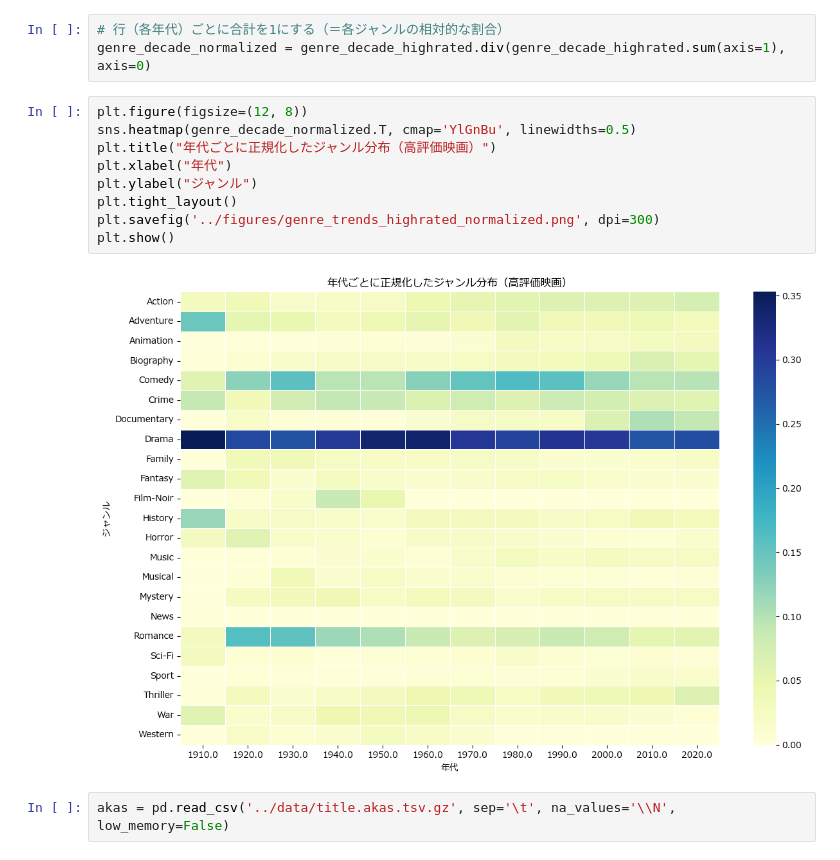
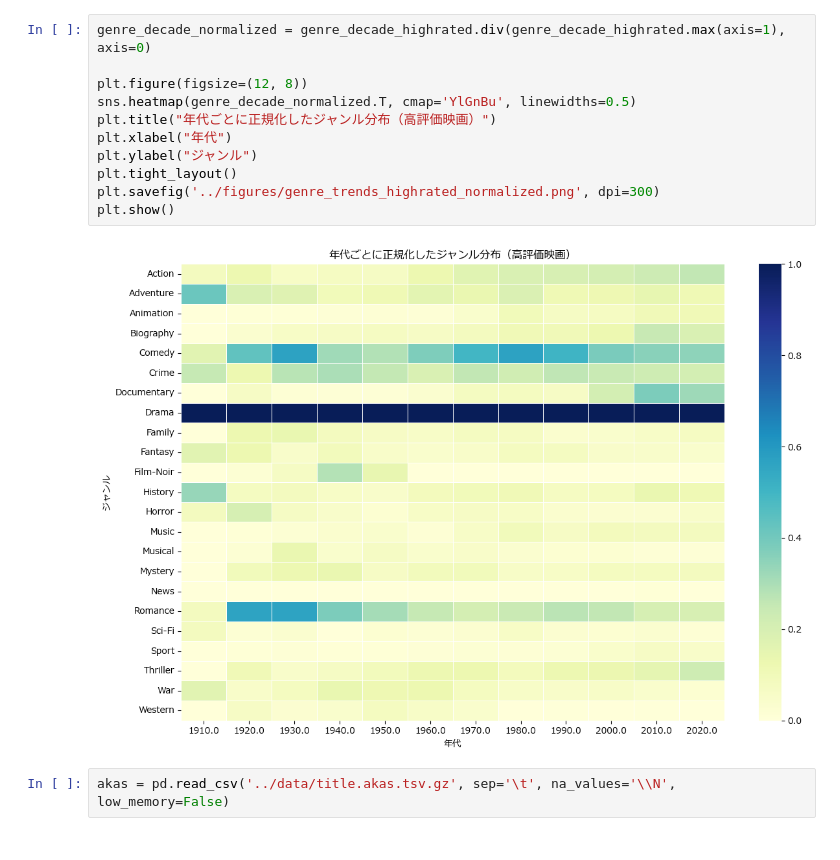
Before and after one commit to kupukita/imdb-genre-trends, a Jupyter notebook: notebooks/imdb_genre_trends_by_decade.ipynb, the cells around one changed output. Drawn from its saved outputs; the diff is of its cells as text.

```diff
--- a/notebooks/imdb_genre_trends_by_decade.ipynb
+++ b/notebooks/imdb_genre_trends_by_decade.ipynb
@@ -66,20 +59,19 @@ plt.savefig('../figures/genre_trends_highrated.png', dpi=300)
 plt.show()
 # %% [output]
 [figure]
-# %%
-# 行（各年代）ごとに合計を1にする（＝各ジャンルの相対的な割合）
-genre_decade_normalized = genre_decade_highrated.div(genre_decade_highrated.sum(axis=1), axis=0)
 # %%
+genre_decade_normalized = genre_decade_highrated.div(genre_decade_highrated.max(axis=1), axis=0)
+
 plt.figure(figsize=(12, 8))
 sns.heatmap(genre_decade_normalized.T, cmap='YlGnBu', linewidths=0.5)
 plt.title("年代ごとに正規化したジャンル分布（高評価映画）")
 plt.xlabel("年代")
 plt.ylabel("ジャンル")
 plt.tight_layout()
 plt.savefig('../figures/genre_trends_highrated_normalized.png', dpi=300)
 plt.show()
 # %% [output]
-[figure, old version]
+[figure, new version]
 # %%
 akas = pd.read_csv('../data/title.akas.tsv.gz', sep='\t', na_values='\\N', low_memory=False)
 # %%
```
Also changed, not shown: parts of 11 cells of this notebook.
